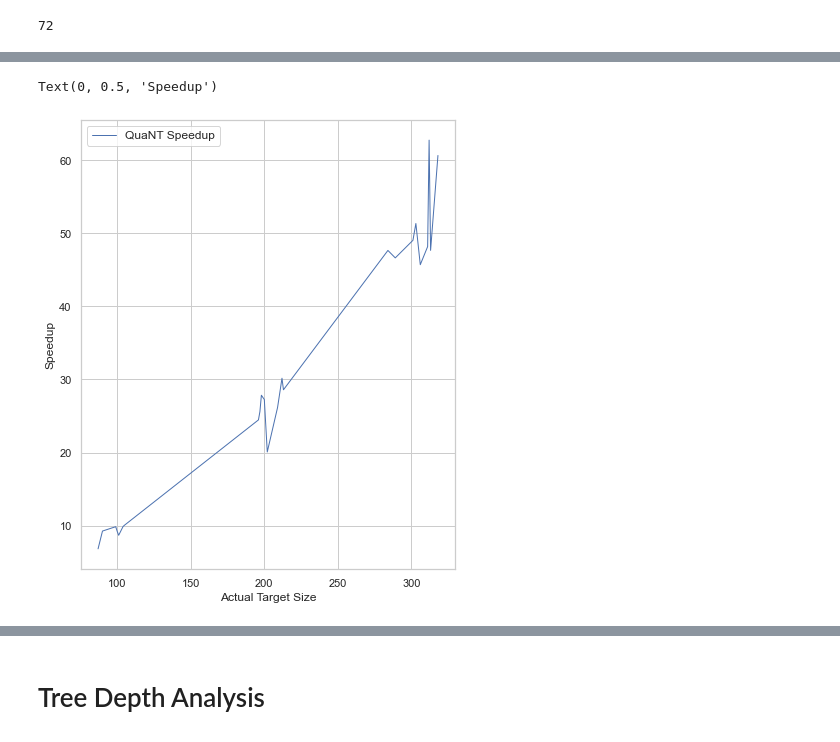
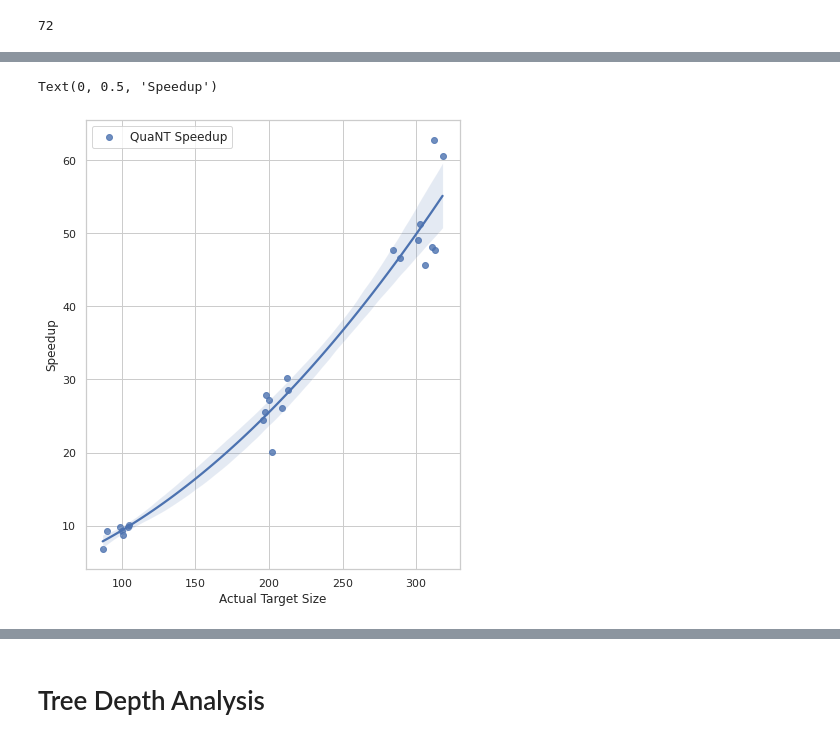
Before and after one commit to neuralchecker/pymodelextractor_towards_efficient_active_learning_of_PDFA_experiments, a Jupyter notebook: experiment_1/data_analysis.ipynb, the cells around one changed output, grey strips where cells are left out. Cells and saved outputs as stored; diff of their text form; code cells hidden in the pictures.

Commit message:
modified plot in exp1

```diff
--- a/experiment_1/data_analysis.ipynb
+++ b/experiment_1/data_analysis.ipynb
@@ -89,18 +89,18 @@ ax = sns.lineplot(x="Number of States", y="Extracted Number of States_median", h
 # %%
 times_QuaNT = np.array(grouped_multiple["Time(s)_median"][0:24])
 times_WLStar = np.array(grouped_multiple["Time(s)_median"][24:])
 speedup_Q_WL = times_WLStar / times_QuaNT
 import seaborn as sns
 sns.set(rc={'figure.figsize':(6.7,8.27)})
 
 sns.set_style("whitegrid")
-ax = sns.lineplot(x=grouped_multiple['Number of States'][0:24], y=speedup_Q_WL,  linewidth=1)
+ax = sns.regplot(x=grouped_multiple['Number of States'][0:24], y=speedup_Q_WL, order = 2)
 plt.legend(labels=["QuaNT Speedup"], fontsize = 12, frameon=True)
 ax.set_xlabel("Actual Target Size", fontsize = 12)
 ax.set_ylabel("Speedup", fontsize = 12)
 # %% [output]
 Text(0, 0.5, 'Speedup')
-[figure, old version]
+[figure, new version]
 # %%
 import seaborn as sns
 sns.set(rc={'figure.figsize':(6.7,8.27)})
```
Also changed, not shown: parts of 5 cells of this notebook.
